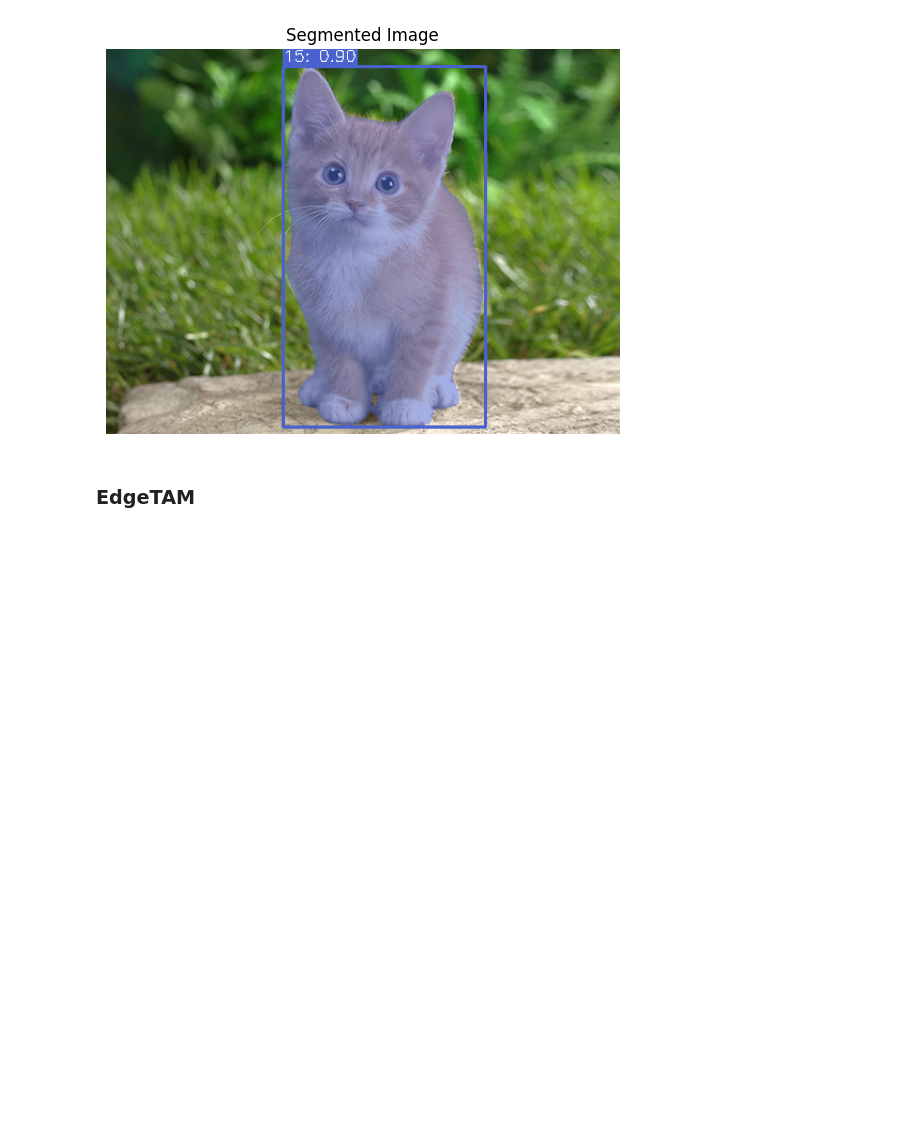
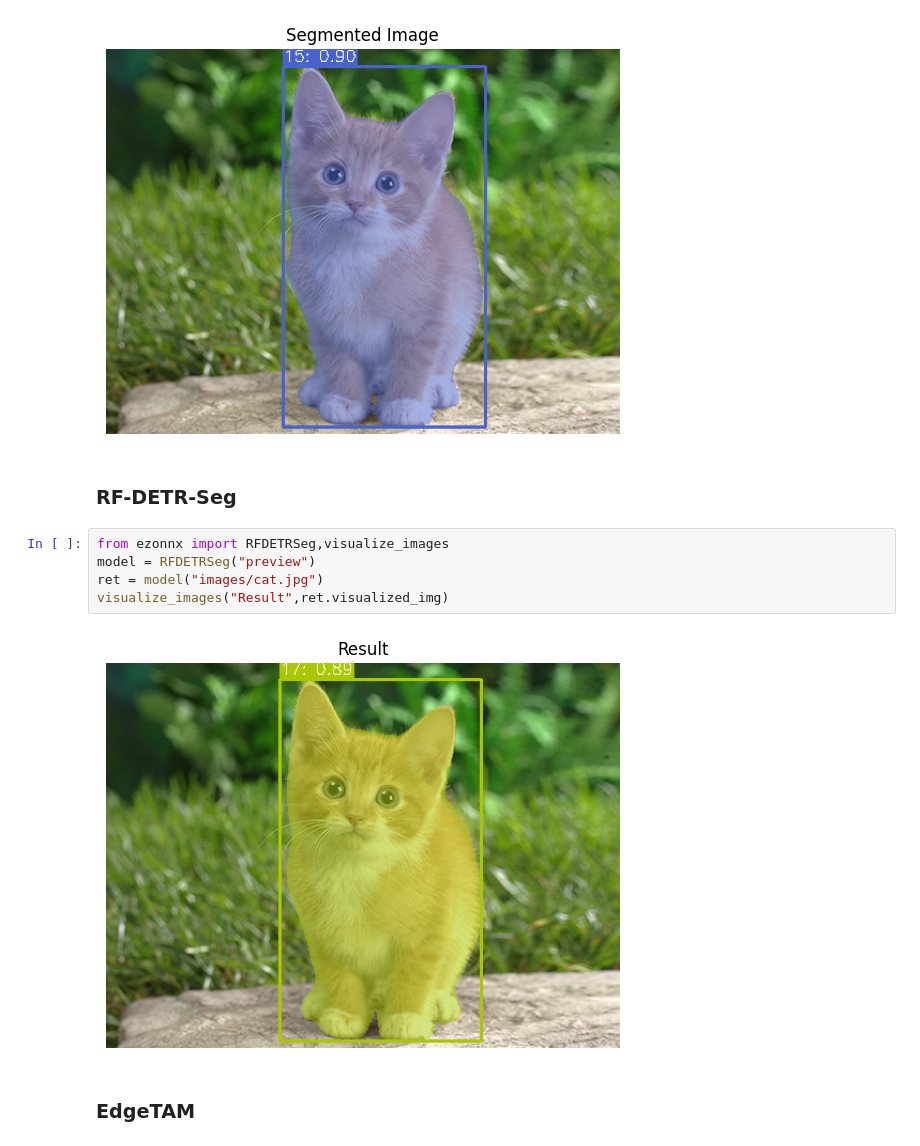
Before and after one commit to nomusanma/ezonnx-copy, a Jupyter notebook: examples/segmentation.ipynb, the cells around one changed output. Drawn from its saved outputs; the diff is of its cells as text; blank space fills up the shorter version.

Commit message:
add RFDETRSeg

```diff
--- a/examples/segmentation.ipynb
+++ b/examples/segmentation.ipynb
@@ -23,6 +23,15 @@ res = yoloseg("images/cat.jpg")
 visualize_images("Segmented Image",res.visualized_img)
 # %% [output]
 [figure]
+# %% [markdown]
+### RF-DETR-Seg
+# %%
+from ezonnx import RFDETRSeg,visualize_images
+model = RFDETRSeg("preview")
+ret = model("images/cat.jpg")
+visualize_images("Result",ret.visualized_img)
+# %% [output]
+[figure, added]
 # %% [markdown]
 ### EdgeTAM
 # %%
```
Also changed, not shown: 3 other files.
